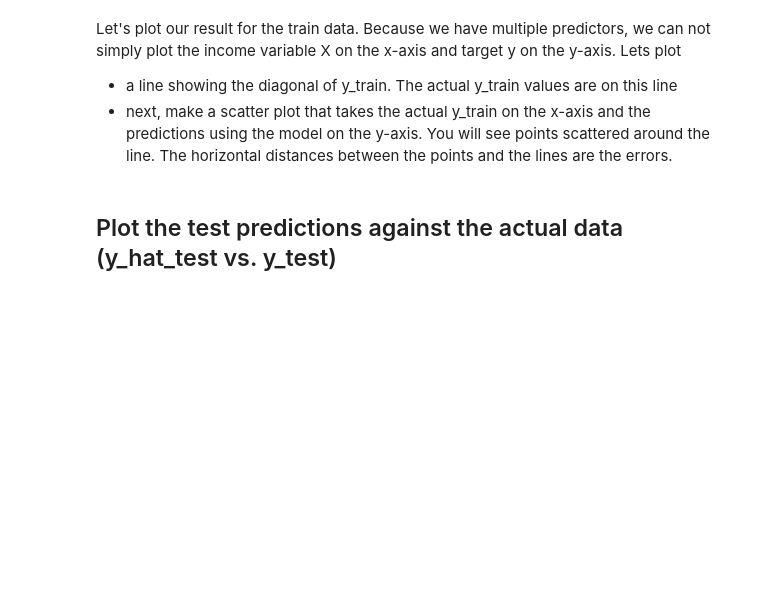
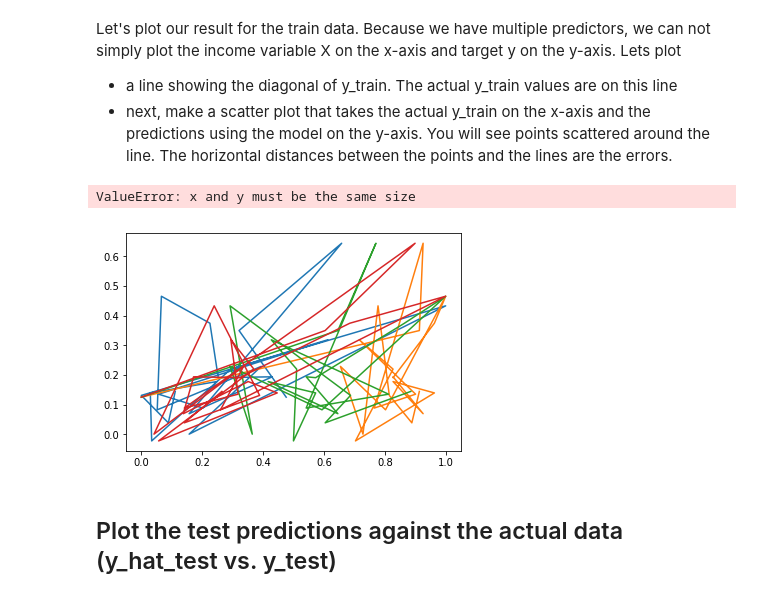
Before and after one commit to worldyne/dsc-2-24-08-bias-variance-trade-off-lab-seattle-ds-career-040119, a Jupyter notebook: index.ipynb, the cells around one changed output. Cells and saved outputs as stored; diff of their text form; code cells hidden in the pictures; blank space fills up the shorter version.

```diff
--- a/index.ipynb
+++ b/index.ipynb
@@ -72,10 +72,13 @@ Let's plot our result for the train data. Because we have multiple predictors, w
 # %%
 import matplotlib.pyplot as plt
 %matplotlib inline
 # your code here
 y_hat_train = lr.predict(X_train)
 plt.plot(X_train, y_hat_train)
-plt.scatter(X_train, y)
+plt.scatter(X_train, y_train)
+# %% [output]
+ValueError: x and y must be the same size
+[figure, added]
 # %% [markdown]
 ## Plot the test predictions against the actual data (y_hat_test vs. y_test)
 # %% [markdown]
```
